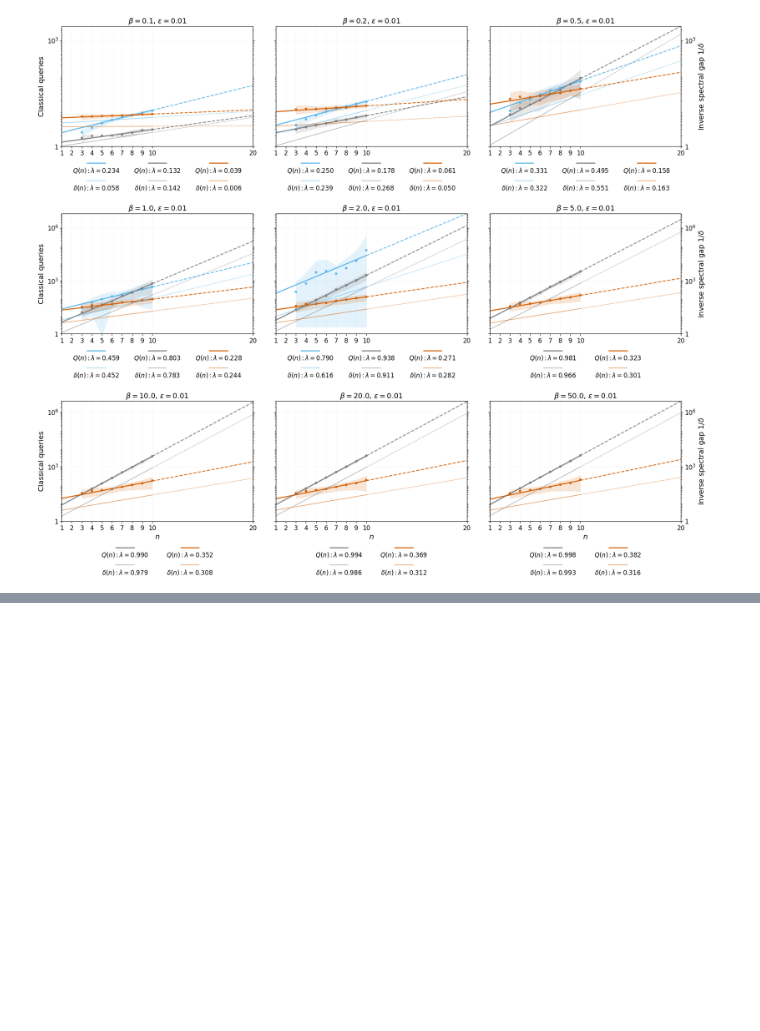
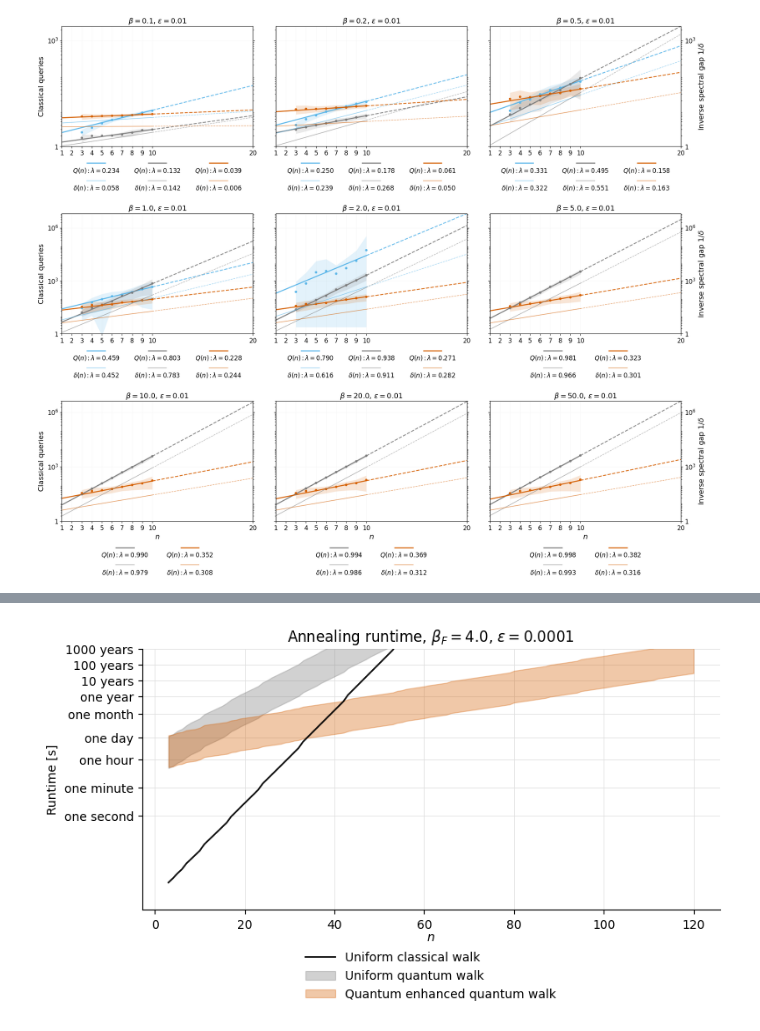
Before and after one commit to incud/pubmonaqa, a Jupyter notebook: notebooks/6_reproduce_plot.ipynb, the cells around one changed output, grey strips where cells are left out. Saved outputs shown, nothing was run; the diff lists cells and outputs as text; code cells hidden in the pictures; blank space fills up the shorter version.

```diff
--- a/notebooks/6_reproduce_plot.ipynb
+++ b/notebooks/6_reproduce_plot.ipynb
@@ -94,0 +190,35 @@ plt.savefig("plots/6_classical_queries_vs_n_stat_mean_std", dpi=300)
+# %%
+from monaqa2.data.plot_main15 import plot_annealing_classical_and_quantum_queries_vs_n
+from monaqa2.data.plot_main15 import plot_annealing_classical_and_quantum_runtime_vs_n, plot_annealing_classical_and_quantum_runtime_fancy_vs_n
+
+plt.close()
+fig, ax = plot_annealing_classical_and_quantum_runtime_vs_n(
+    beta=4.0,
+    epsilon=1e-4,
+    annealing_schedule_generator=tight_schedule_annealing,
+    classical_device="fpga",
+    mode="compact_no_layden",
+    physical_error_rate_min=1e-4,
+    physical_error_rate_max=1e-4,
+    physical_operation_time_min=200e-9,
+    physical_operation_time_max=20_000e-9,
+    physical_measurement_time_min=20e-9,
+    physical_measurement_time_max=2_000e-9,
+    num_trotter_steps=50,
+    statistic="mean+std",
+    n_plot_min=3,
+    n_plot_max=120,
+    n_fit_min=5,
+    n_fit_max=10,
+    debug=False,
+    show_schedule_panel=False,
+    show_schedule_vertical_lines=False,
+    legend_y_shift=-0.14,
+    xlabel_labelpad=0,
+    runtime_ymax_years=1000,
+    show_runtime_thresholds=False,
+    show_runtime_threshold_labels=False,
+    differentiate_projection=False,
+)
+# %% [output]
+[figure, added]
```
Also changed, not shown: parts of 10 cells of this notebook, 3 other files.
